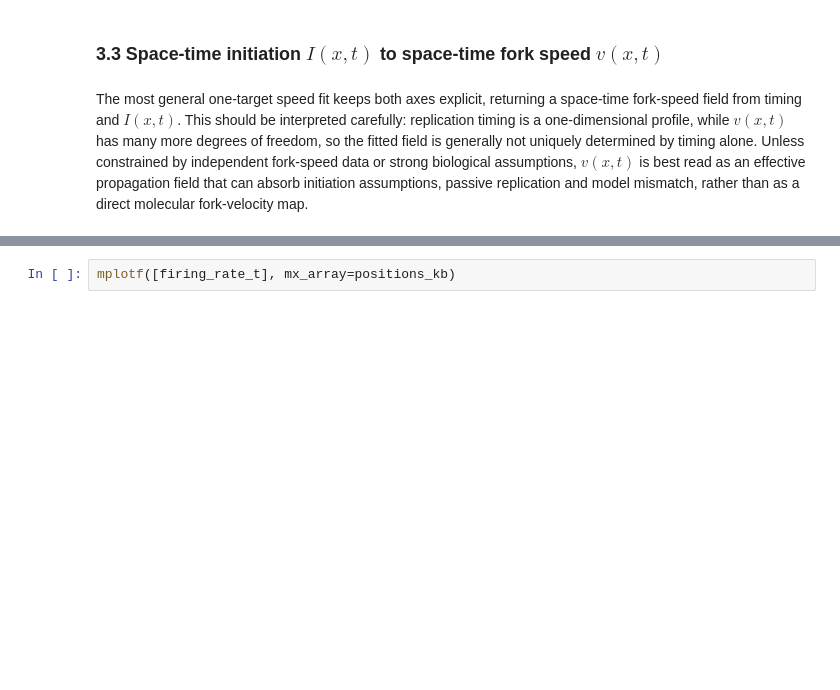
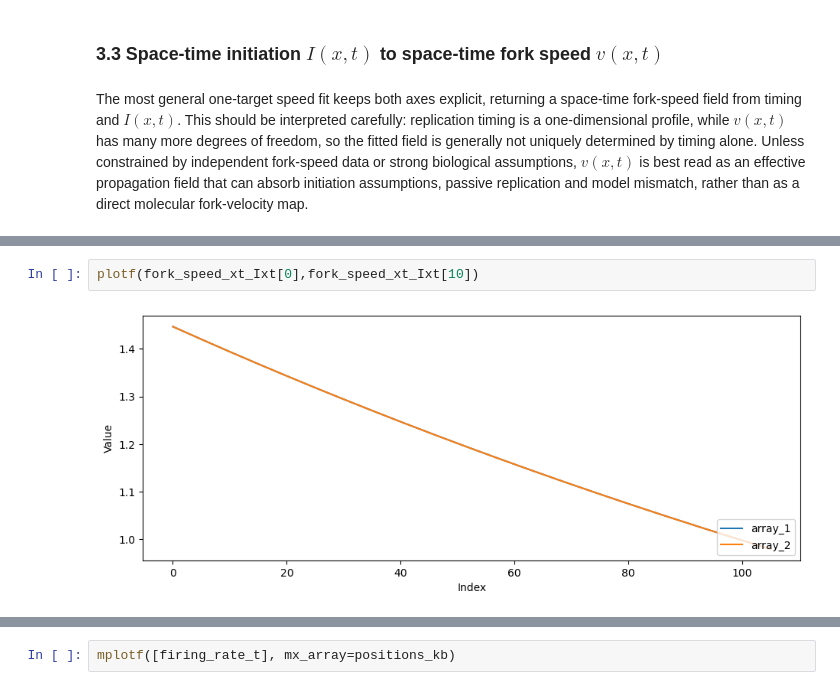
Before and after one commit to fberkemeier/DNAscape, a Jupyter notebook: examples/2-mapping.ipynb, the cells around one changed output, grey strips where cells are left out. Saved outputs shown, nothing was run; the diff lists cells and outputs as text; blank space fills up the shorter version.

```diff
--- a/examples/2-mapping.ipynb
+++ b/examples/2-mapping.ipynb
@@ -518,3 +519,7 @@ mplotf(
+# %%
+plotf(fork_speed_xt_Ixt[0],fork_speed_xt_Ixt[10])
+# %% [output]
+[figure, added]
 # %%
 fork_speed_spacetime_from_Ixt = rmap(
     source={
```
Also changed, not shown: parts of 22 cells of this notebook, 10 other files.
